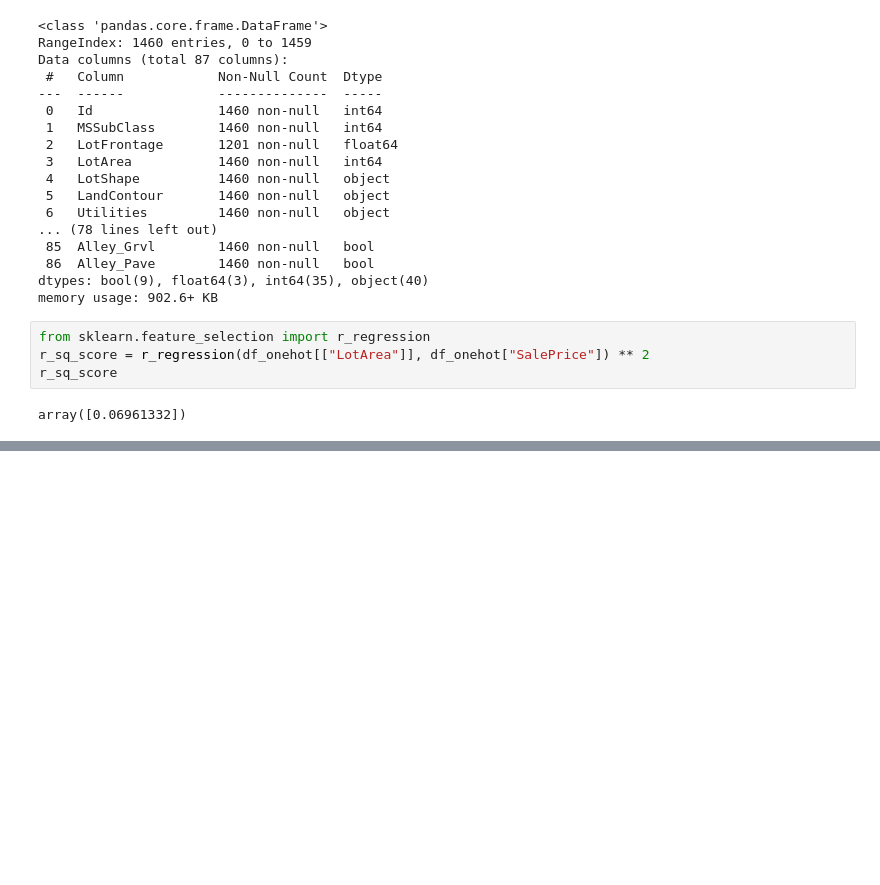
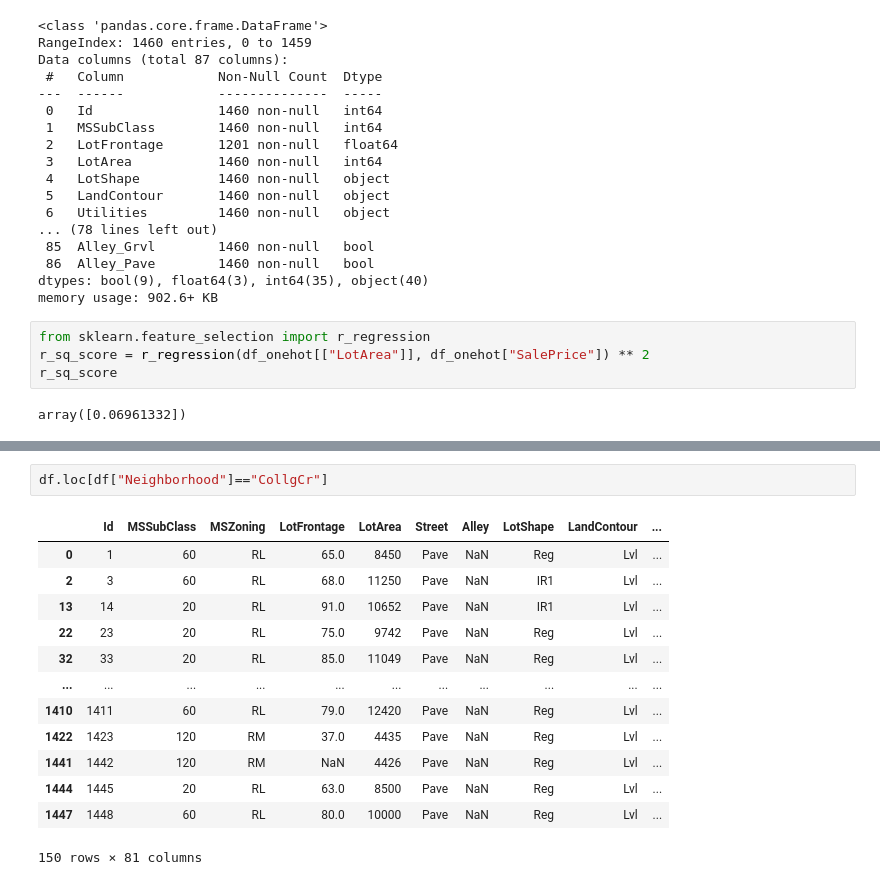
Before and after one commit to M-GibbonsGH/0125LinReg, a Jupyter notebook: 2701_Explore.ipynb, the cells around one changed output, grey strips where cells are left out. Saved outputs shown, nothing was run; the diff lists cells and outputs as text; blank space fills up the shorter version.

```diff
--- a/2701_Explore.ipynb
+++ b/2701_Explore.ipynb
@@ -158,0 +245,16 @@ array([0.06961332])
+# %%
+df.loc[df["Neighborhood"]=="CollgCr"]
+# %% [output]
+|  | Id | MSSubClass | MSZoning | LotFrontage | LotArea | Street | Alley | LotShape | LandContour | ... |
+| 0 | 1 | 60 | RL | 65.0 | 8450 | Pave | NaN | Reg | Lvl | ... |
+| 2 | 3 | 60 | RL | 68.0 | 11250 | Pave | NaN | IR1 | Lvl | ... |
+| 13 | 14 | 20 | RL | 91.0 | 10652 | Pave | NaN | IR1 | Lvl | ... |
+| 22 | 23 | 20 | RL | 75.0 | 9742 | Pave | NaN | Reg | Lvl | ... |
+| 32 | 33 | 20 | RL | 85.0 | 11049 | Pave | NaN | Reg | Lvl | ... |
+| ... | ... | ... | ... | ... | ... | ... | ... | ... | ... | ... |
+| 1410 | 1411 | 60 | RL | 79.0 | 12420 | Pave | NaN | Reg | Lvl | ... |
+| 1422 | 1423 | 120 | RM | 37.0 | 4435 | Pave | NaN | Reg | Lvl | ... |
+| 1441 | 1442 | 120 | RM | NaN | 4426 | Pave | NaN | Reg | Lvl | ... |
+| 1444 | 1445 | 20 | RL | 63.0 | 8500 | Pave | NaN | Reg | Lvl | ... |
+| 1447 | 1448 | 60 | RL | 80.0 | 10000 | Pave | NaN | Reg | Lvl | ... |
+150 rows × 81 columns
```
Also changed, not shown: parts of 10 cells of this notebook.
